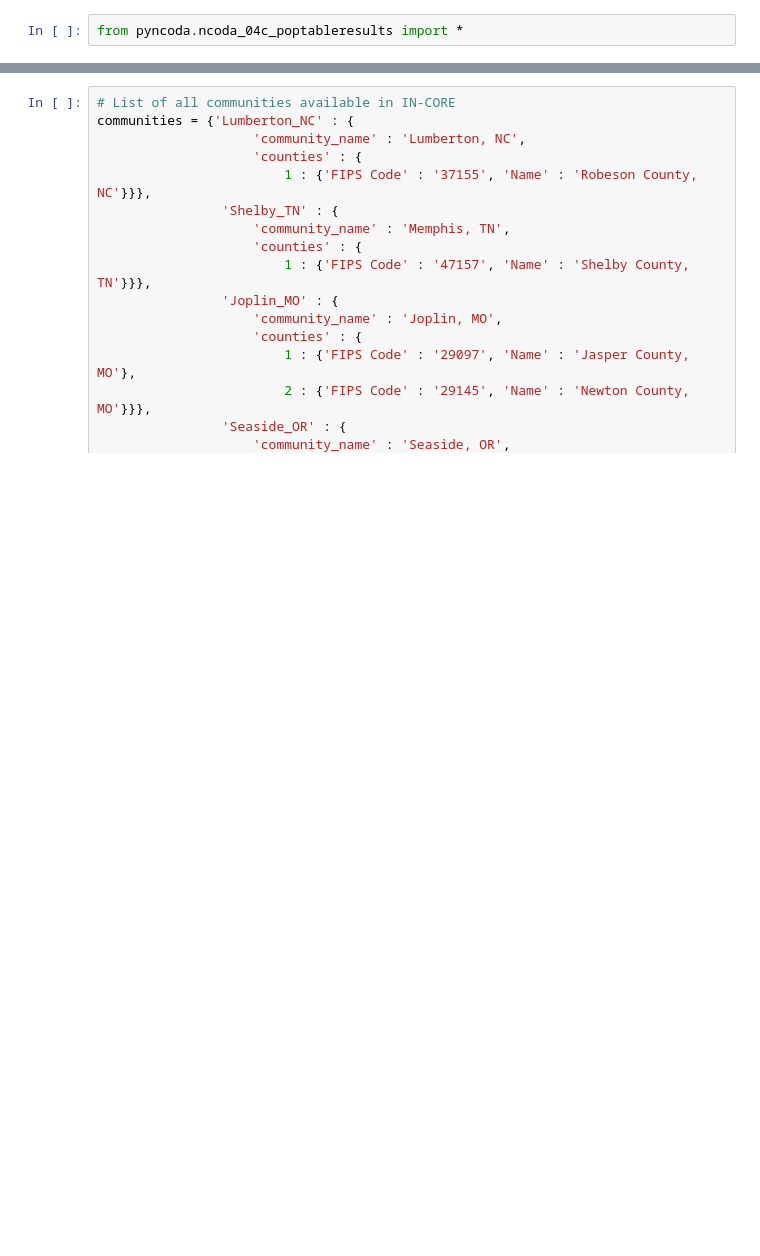
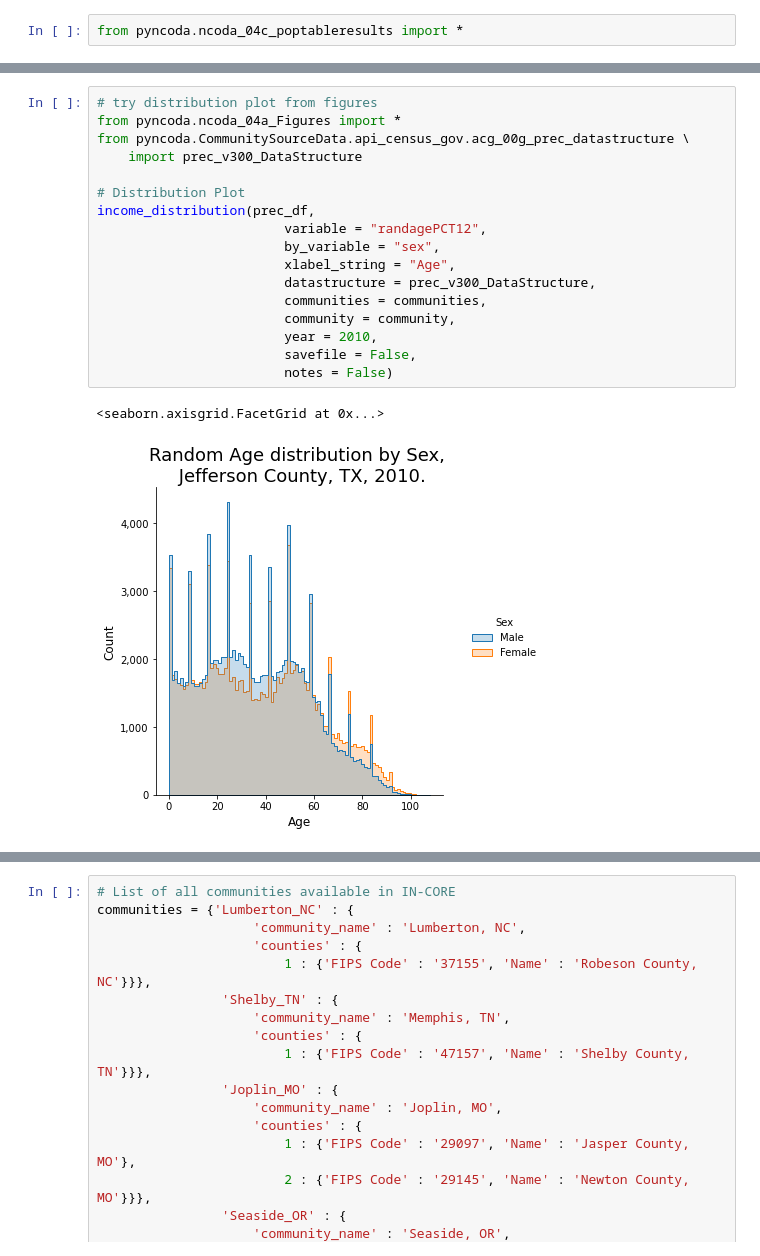
Before and after one commit to npr99/intersect-community-data, a Jupyter notebook: ncoda_07dv1_run_PREC_workflow.ipynb, the cells around one changed output, grey strips where cells are left out. Saved outputs shown, nothing was run; the diff lists cells and outputs as text; blank space fills up the shorter version.

```diff
--- a/ncoda_07dv1_run_PREC_workflow.ipynb
+++ b/ncoda_07dv1_run_PREC_workflow.ipynb
@@ -163,0 +270,20 @@ PopResultsTable.pop_results_table(
+# %%
+# try distribution plot from figures
+from pyncoda.ncoda_04a_Figures import *
+from pyncoda.CommunitySourceData.api_census_gov.acg_00g_prec_datastructure \
+    import prec_v300_DataStructure
+
+# Distribution Plot
+income_distribution(prec_df,
+                        variable = "randagePCT12",
+                        by_variable = "sex",
+                        xlabel_string = "Age",
+                        datastructure = prec_v300_DataStructure,
+                        communities = communities,
+                        community = community,
+                        year = 2010,
+                        savefile = False,
+                        notes = False)
+# %% [output]
+<seaborn.axisgrid.FacetGrid at 0x...>
+[figure, added]
```
Also changed, not shown: parts of 11 cells of this notebook.
